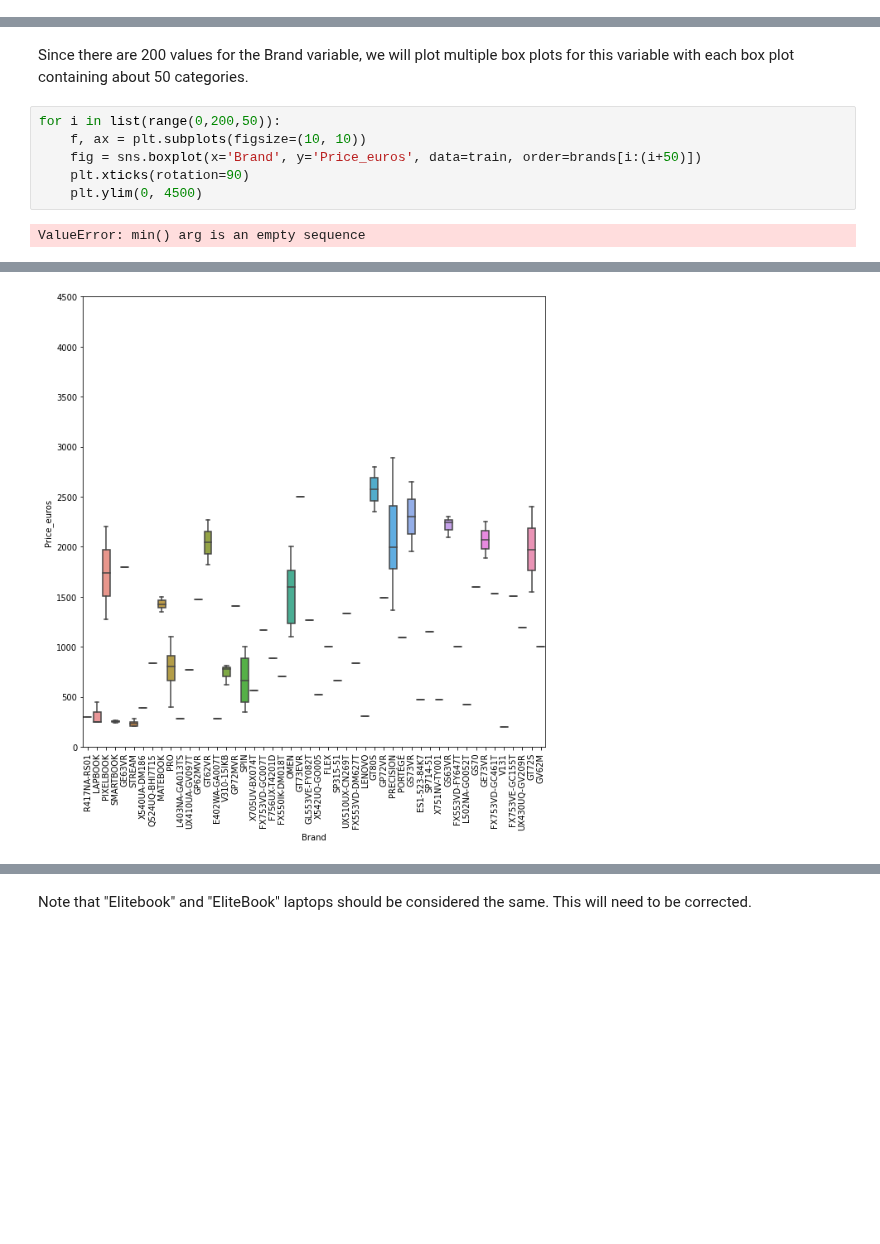
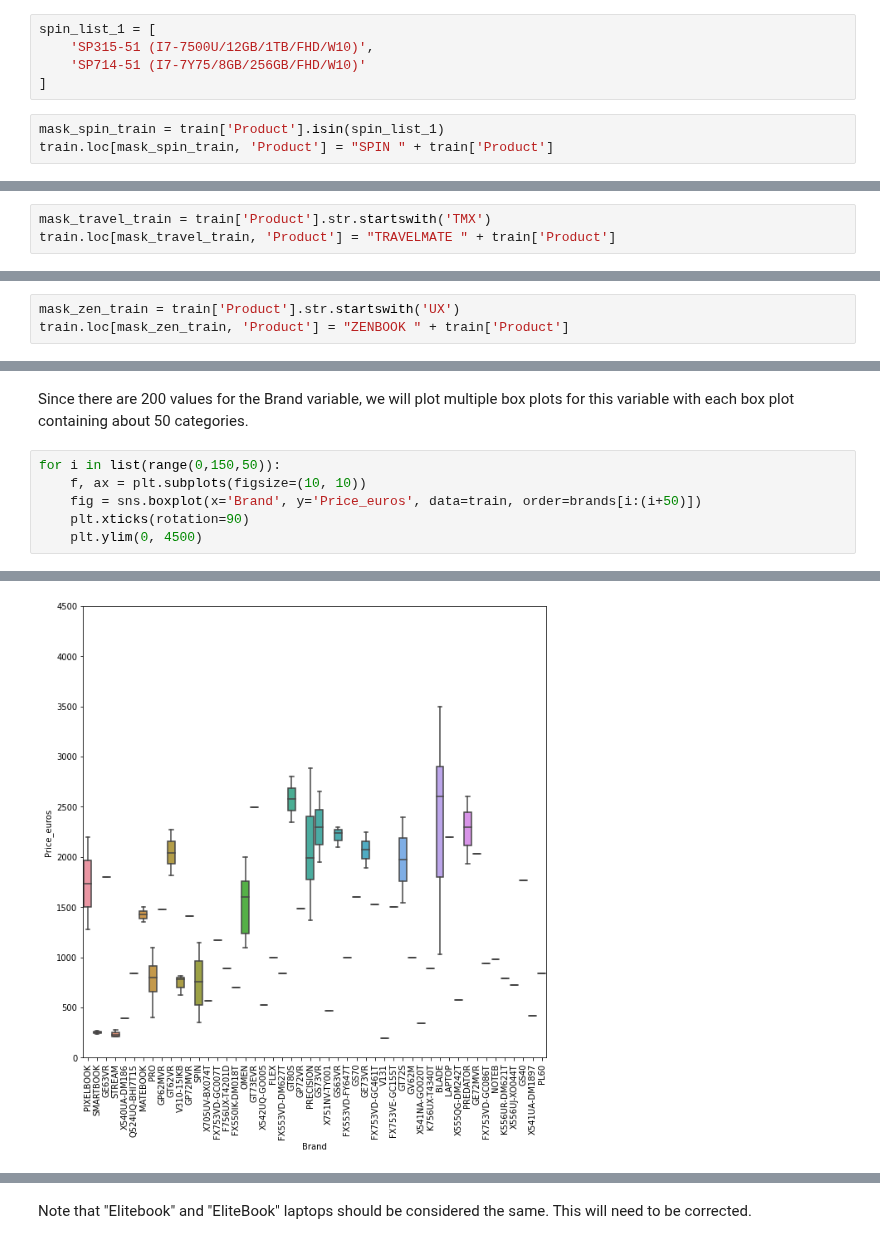
Before and after one commit to ryan-ferns/project_laptop_prices, a Jupyter notebook: laptop-prices-project.ipynb, the cells around one changed output, grey strips where cells are left out. Drawn from its saved outputs; the diff is of its cells as text; blank space fills up the shorter version.

Commit message:
Corrected the Data Entry errors in the Product variable until Change # 25.

```diff
--- a/laptop-prices-project.ipynb
+++ b/laptop-prices-project.ipynb
@@ -2345,0 +2431,8 @@ test.loc[mask_idea_test, 'Product'] = "IDEAPAD " + test['Product']
+# %%
+spin_list_1 = [
+    'SP315-51 (I7-7500U/12GB/1TB/FHD/W10)',
+    'SP714-51 (I7-7Y75/8GB/256GB/FHD/W10)'
+]
+# %%
+mask_spin_train = train['Product'].isin(spin_list_1)
+train.loc[mask_spin_train, 'Product'] = "SPIN " + train['Product']
@@ -2345,0 +2444,3 @@ test.loc[mask_idea_test, 'Product'] = "IDEAPAD " + test['Product']
+# %%
+mask_travel_train = train['Product'].str.startswith('TMX')
+train.loc[mask_travel_train, 'Product'] = "TRAVELMATE " + train['Product']
@@ -2345,0 +2452,3 @@ test.loc[mask_idea_test, 'Product'] = "IDEAPAD " + test['Product']
+# %%
+mask_zen_train = train['Product'].str.startswith('UX')
+train.loc[mask_zen_train, 'Product'] = "ZENBOOK " + train['Product']
@@ -2472,10 +2584,9 @@ Since there are 200 values for the Brand variable,
 we will plot multiple box plots for this variable with
 each box plot containing about 50 categories.
 # %%
-for i in list(range(0,200,50)):
+for i in list(range(0,150,50)):
     f, ax = plt.subplots(figsize=(10, 10))
     fig = sns.boxplot(x='Brand', y='Price_euros', data=train, order=brands[i:(i+50)])
     plt.xticks(rotation=90)
     plt.ylim(0, 4500)
 # %% [output]
-ValueError: min() arg is an empty sequence
@@ -2483 +2594 @@ ValueError: min() arg is an empty sequence
-[figure, old version]
+[figure, new version]
```
Also changed, not shown: parts of 48 cells of this notebook.
